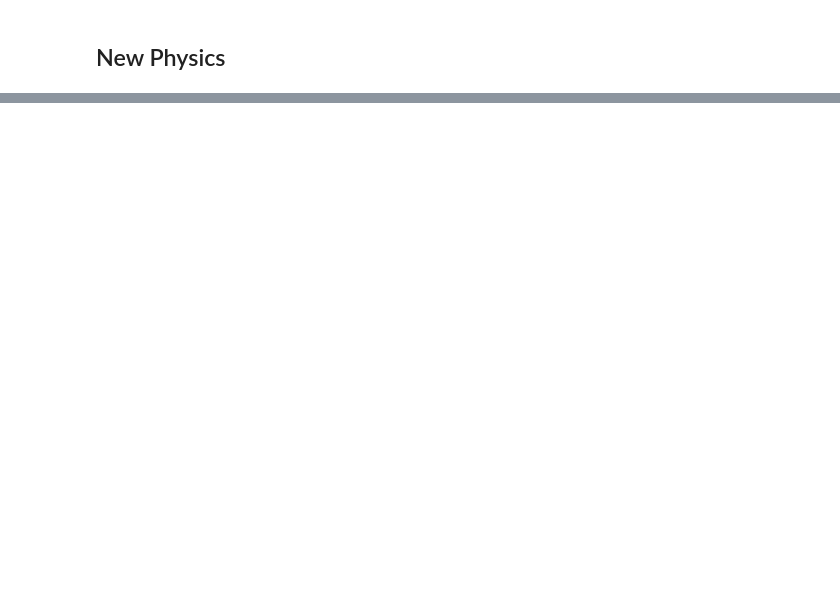
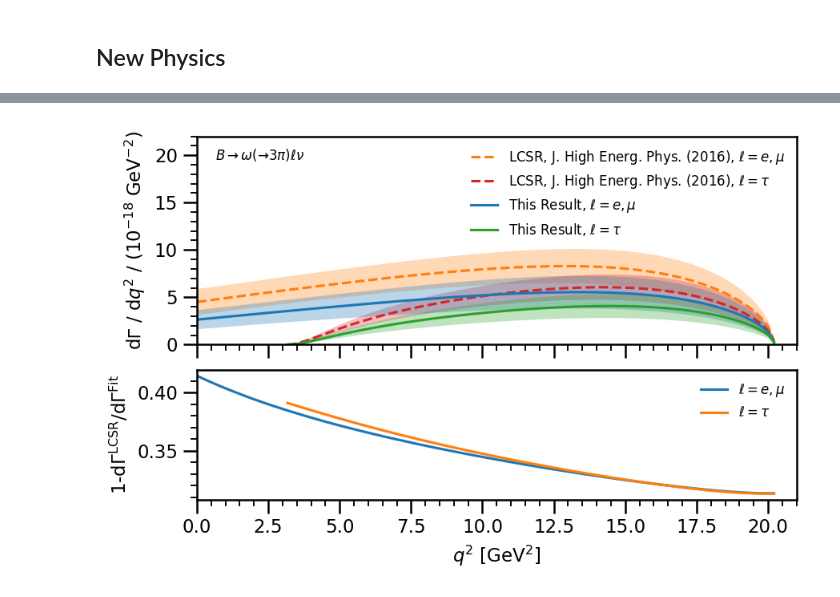
Before and after one commit to b2-hive/eFFORT, a Jupyter notebook: epsfits/notebooks/002-Christmas-RV.ipynb, the cells around one changed output, grey strips where cells are left out. Cells and saved outputs as stored; diff of their text form; code cells hidden in the pictures; blank space fills up the shorter version.

```diff
--- a/epsfits/notebooks/002-Christmas-RV.ipynb
+++ b/epsfits/notebooks/002-Christmas-RV.ipynb
@@ -485,0 +558,100 @@ plt.close()
+# %%
+plotter_BToVLNuBCL_zma = BToVLNuBCL(m_B=PDG.m_Bzero, m_V=m_V, m_L=0, V_ub=0)
+plotter_BToVLNuBCL_tau = BToVLNuBCL(m_B=PDG.m_Bzero, m_V=m_V, m_L=m_tau, V_ub=0)
+
+q2_zma = np.linspace(plotter_BToVLNuBCL_zma.q2min+1e-2, plotter_BToVLNuBCL_zma.q2max-1e-2, num=100)
+q2_tau = np.linspace(plotter_BToVLNuBCL_tau.q2min+1e-2, plotter_BToVLNuBCL_tau.q2max-1e-2, num=100)
+
+fig, axs = plt.subplots(2, 1, figsize=(4*1.61, 4), dpi=150, sharex=True, gridspec_kw={"height_ratios": [1.61, 1], "hspace": 0.15,})
+lw=1.5
+markersize=5
+
+ax = axs[0]
+
+# Plot HFLAV Vub + LCSR Coefficients
+plotter_BToVLNuBCL_zma.coefficients = uncertainties.correlated_values(lcsr_coefficients, lcsr_coefficients_cov)
+plotter_BToVLNuBCL_zma.V_ub = uncertainties.ufloat(hflav_Vub, hflav_Vub_cov**0.5)
+ax.plot(q2_zma, [uncertainties.nominal_value(plotter_BToVLNuBCL_zma.dGamma_dq2(q2)) *1e18 for q2 in q2_zma],
+        color="tab:orange", ls='dashed',
+        label=r"LCSR, J. High Energ. Phys. (2016), $\ell = e, \mu$")
+ax.fill_between(q2_zma,
+                [(uncertainties.nominal_value(plotter_BToVLNuBCL_zma.dGamma_dq2(q2)) - uncertainties.std_dev(plotter_BToVLNuBCL_zma.dGamma_dq2(q2))) *1e18 for q2 in q2_zma],
+                [(uncertainties.nominal_value(plotter_BToVLNuBCL_zma.dGamma_dq2(q2)) + uncertainties.std_dev(plotter_BToVLNuBCL_zma.dGamma_dq2(q2))) *1e18 for q2 in q2_zma],
+                facecolor="tab:orange", alpha=0.3)
+
+plotter_BToVLNuBCL_tau.coefficients = uncertainties.correlated_values(lcsr_coefficients, lcsr_coefficients_cov)
+plotter_BToVLNuBCL_tau.V_ub = uncertainties.ufloat(hflav_Vub, hflav_Vub_cov**0.5)
+ax.plot(q2_tau, [uncertainties.nominal_value(plotter_BToVLNuBCL_tau.dGamma_dq2(q2)) *1e18 for q2 in q2_tau],
+        color="tab:red", ls='dashed',
+        label=r"LCSR, J. High Energ. Phys. (2016), $\ell = \tau$")
+ax.fill_between(q2_tau,
+                [(uncertainties.nominal_value(plotter_BToVLNuBCL_tau.dGamma_dq2(q2)) - uncertainties.std_dev(plotter_BToVLNuBCL_tau.dGamma_dq2(q2))) *1e18 for q2 in q2_tau],
+                [(uncertainties.nominal_value(plotter_BToVLNuBCL_tau.dGamma_dq2(q2)) + uncertainties.std_dev(plotter_BToVLNuBCL_tau.dGamma_dq2(q2))) *1e18 for q2 in q2_tau],
+                facecolor="tab:red", alpha=0.3)
+
+# Plot Fit Result
+plotter_BToVLNuBCL_zma.coefficients = uncertainties.correlated_values(fitted_coefficients, fitted_covariance)
+plotter_BToVLNuBCL_zma.V_ub = uncertainties.ufloat(fitted_Vub, fitted_Vub_cov**0.5)
+ax.plot(q2_zma, [uncertainties.nominal_value(plotter_BToVLNuBCL_zma.dGamma_dq2(q2)) *1e18 for q2 in q2_zma],
+        color="tab:blue", ls='solid',
+        label=r"This Result, $\ell = e, \mu$")
+ax.fill_between(q2_zma,
+                [(uncertainties.nominal_value(plotter_BToVLNuBCL_zma.dGamma_dq2(q2)) - uncertainties.std_dev(plotter_BToVLNuBCL_zma.dGamma_dq2(q2))) *1e18 for q2 in q2_zma],
+                [(uncertainties.nominal_value(plotter_BToVLNuBCL_zma.dGamma_dq2(q2)) + uncertainties.std_dev(plotter_BToVLNuBCL_zma.dGamma_dq2(q2))) *1e18 for q2 in q2_zma],
+                facecolor="tab:blue", alpha=0.3)
+
+plotter_BToVLNuBCL_tau.coefficients = uncertainties.correlated_values(fitted_coefficients, fitted_covariance)
+plotter_BToVLNuBCL_tau.V_ub = uncertainties.ufloat(fitted_Vub, fitted_Vub_cov**0.5)
+ax.plot(q2_tau, [uncertainties.nominal_value(plotter_BToVLNuBCL_tau.dGamma_dq2(q2)) *1e18 for q2 in q2_tau],
+        color="tab:green", ls='solid',
+        label=r"This Result, $\ell = \tau$")
+ax.fill_between(q2_tau,
+                [(uncertainties.nominal_value(plotter_BToVLNuBCL_tau.dGamma_dq2(q2)) - uncertainties.std_dev(plotter_BToVLNuBCL_tau.dGamma_dq2(q2))) *1e18 for q2 in q2_tau],
+                [(uncertainties.nominal_value(plotter_BToVLNuBCL_tau.dGamma_dq2(q2)) + uncertainties.std_dev(plotter_BToVLNuBCL_tau.dGamma_dq2(q2))) *1e18 for q2 in q2_tau],
+                facecolor="tab:green", alpha=0.3)
+
+ax.set_xlim(0, 21)
+ax.set_ylim(0, 22)
+ax.annotate(
+    r'$B \rightarrow \omega (\to 3\pi) \ell \nu$', (0.02, 0.98), xytext=(4, -4), xycoords='axes fraction',
+    textcoords='offset points',
+    fontweight='bold', ha='left', va='top', fontsize=8
+)
+ax.set_ylabel(r'$\mathrm{d} \mathcal{\Gamma}$ / $\mathrm{d} q^2$ / ($10^{-18}$ GeV$^{-2}$)')
+ax.legend(loc=1, ncol=1, frameon=False, fontsize=8)
+
+ax = axs[1]
+
+# Plot HFLAV Vub + LCSR Coefficients
+plotter_BToVLNuBCL_zma.coefficients = uncertainties.correlated_values(lcsr_coefficients, lcsr_coefficients_cov)
+plotter_BToVLNuBCL_zma.V_ub = uncertainties.ufloat(hflav_Vub, hflav_Vub_cov**0.5)
+dgamma_zma_lcsr = np.array([uncertainties.nominal_value(plotter_BToVLNuBCL_zma.dGamma_dq2(q2)) *1e18 for q2 in q2_zma])
+
+plotter_BToVLNuBCL_tau.coefficients = uncertainties.correlated_values(lcsr_coefficients, lcsr_coefficients_cov)
+plotter_BToVLNuBCL_tau.V_ub = uncertainties.ufloat(hflav_Vub, hflav_Vub_cov**0.5)
+dgamma_tau_lcsr = np.array([uncertainties.nominal_value(plotter_BToVLNuBCL_tau.dGamma_dq2(q2)) *1e18 for q2 in q2_tau])
+
+# Plot Fit Result
+plotter_BToVLNuBCL_zma.coefficients = uncertainties.correlated_values(fitted_coefficients, fitted_covariance)
+plotter_BToVLNuBCL_zma.V_ub = uncertainties.ufloat(fitted_Vub, fitted_Vub_cov**0.5)
+dgamma_zma_fit = np.array([uncertainties.nominal_value(plotter_BToVLNuBCL_zma.dGamma_dq2(q2)) *1e18 for q2 in q2_zma])
+
+plotter_BToVLNuBCL_tau.coefficients = uncertainties.correlated_values(fitted_coefficients, fitted_covariance)
+plotter_BToVLNuBCL_tau.V_ub = uncertainties.ufloat(fitted_Vub, fitted_Vub_cov**0.5)
+dgamma_tau_fit = np.array([uncertainties.nominal_value(plotter_BToVLNuBCL_tau.dGamma_dq2(q2)) *1e18 for q2 in q2_tau])
+
+plt.plot(q2_zma, 1-dgamma_zma_fit/dgamma_zma_lcsr, label=r"$\ell = e, \mu$")
+plt.plot(q2_tau, 1-dgamma_tau_fit/dgamma_tau_lcsr, label=r"$\ell = \tau$")
+
+ax.set_xlim(0, 21)
+#ax.set_ylim(0.8, 0.95)
+
+ax.set_xlabel(r'$q^2$ [GeV$^2$]')
+ax.set_ylabel(r'1-$\mathrm{d}\Gamma^\mathrm{LCSR} / \mathrm{d}\Gamma^\mathrm{Fit}$')
+ax.legend(loc=1, ncol=1, frameon=False, fontsize=8)
+
+plt.tight_layout()
+plt.show()
+plt.close()
+# %% [output]
+[figure, added]
```
Also changed, not shown: parts of 45 cells of this notebook, 2 other files.
